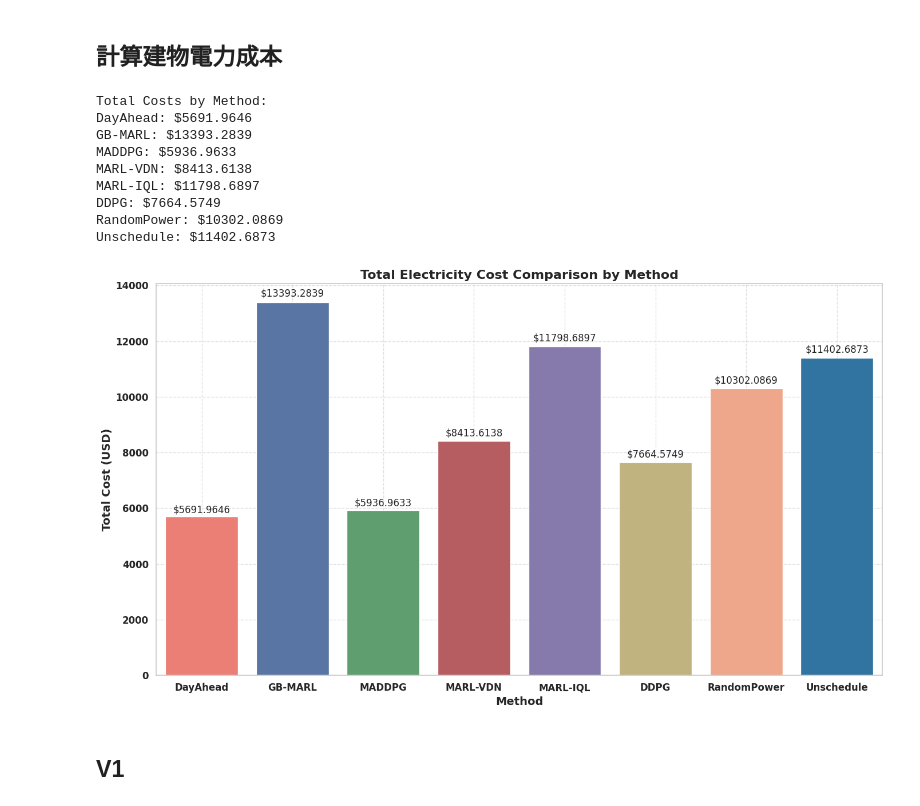
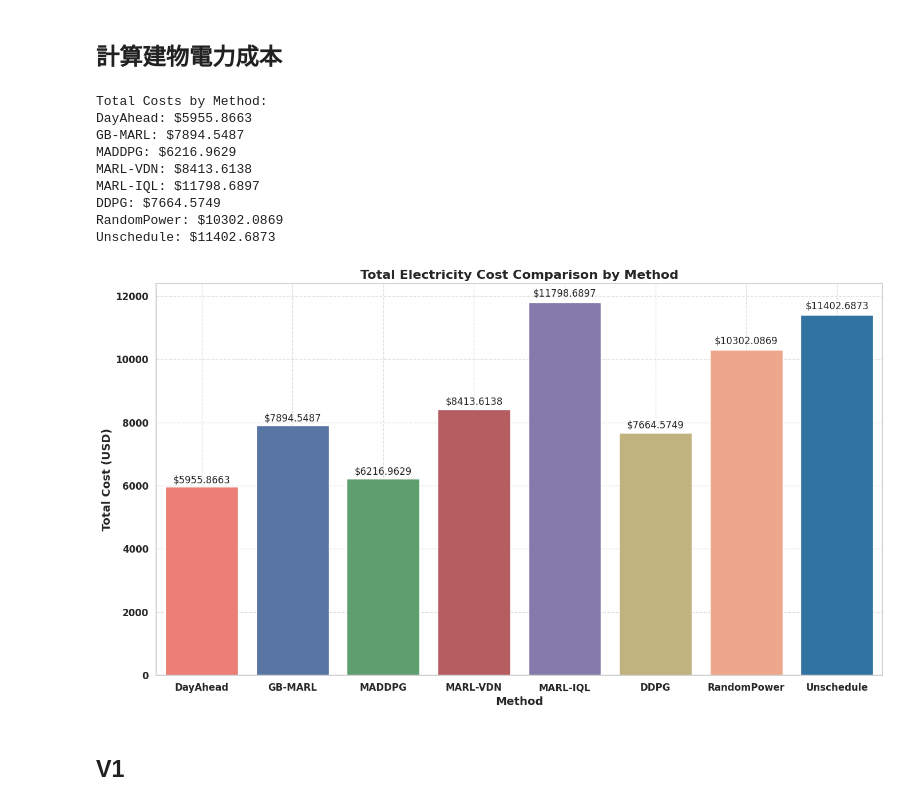
Before and after one commit to carlwang49/MY_WORK, a Jupyter notebook: Evaluation.ipynb, the cells around one changed output. Saved outputs shown, nothing was run; the diff lists cells and outputs as text; code cells hidden in the pictures.

```diff
--- a/Evaluation.ipynb
+++ b/Evaluation.ipynb
@@ -196,9 +196,9 @@ soc_file = '/soc_history.csv'
 charging_file = '/charging_records.csv'
 
 
-DayAhead_dir = './Result/DayAhead_09-01_09-30_num10_sim_v0/4'
-GB_MARL_dir = './Result/GB-MARL-v2_alpha0.5_beta0.1_num20_s0/8'
-MADDPG_dir = './Results/MADDPG_07-01_09-01_10_sim_v1/7'
+DayAhead_dir = './Result/DayAhead_09-01_09-30_num20_sim_v0/3'
+GB_MARL_dir = './Result/GB-MARL-v2_alpha0.5_beta0.1_num10_s0/11'
+MADDPG_dir = './Results/MADDPG_07-01_09-01_10_sim_v0/9'
 VDN_dir = './Result/VDN-MARL_alpha0.5_beta0.1_num20_sim_v0/1'
 IQL_dir = './Result/IQL-MARL_07-01_09-01_20_sim_v0/1'
 DDPG_dir = './Result/DDPG_alpha0.5_beta0.1_20_sim_v1/1'
@@ -293,37 +293,37 @@ plt.show()
 # plt.xticks(fontsize=12, fontweight='bold')
 # plt.yticks(fontsize=12, fontweight='bold')
 # plt.tight_layout()
 # plt.show()
 
 
 # fig, ax = plt.subplots(figsize=(14, 8))
 # bars = sns.barplot(x=method_names, y=current_tariffs, palette=colors, ax=ax)
 
 # ax.set_xlabel('Method', fontsize=14, fontweight='bold')
 # ax.set_ylabel('Current Tariff (USD)', fontsize=14, fontweight='bold')
 # ax.set_title('Current Tariff Comparison by Method', fontsize=16, fontweight='bold')
 # ax.grid(True, linestyle='--', alpha=0.6)
 
 # for bar, yval in zip(bars.patches, current_tariffs):
 #     height = bar.get_height()
 #     ax.text(bar.get_x() + bar.get_width()/2, height + 0.01 * height, f'${height:.2f}', ha='center', va='bottom', fontsize=12)
 
 # plt.xticks(fontsize=12, fontweight='bold')
 # plt.yticks(fontsize=12, fontweight='bold')
 # plt.tight_layout()
 
 # plt.show()
 # %% [output]
 Total Costs by Method:
-DayAhead: $5691.9646
-GB-MARL: $13393.2839
-MADDPG: $5936.9633
+DayAhead: $5955.8663
+GB-MARL: $7894.5487
+MADDPG: $6216.9629
 MARL-VDN: $8413.6138
 MARL-IQL: $11798.6897
 DDPG: $7664.5749
 RandomPower: $10302.0869
 Unschedule: $11402.6873
-[figure, old version]
+[figure, new version]
 # %% [markdown]
 ## V1
 # %%
```
Also changed, not shown: parts of 7 cells of this notebook, 1 other file.
